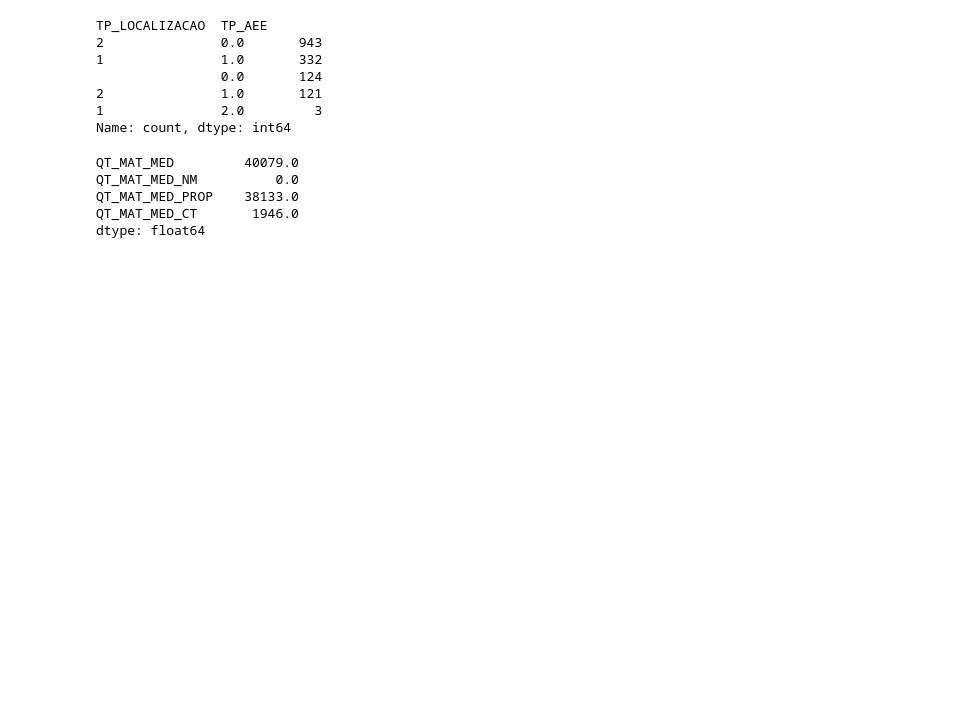
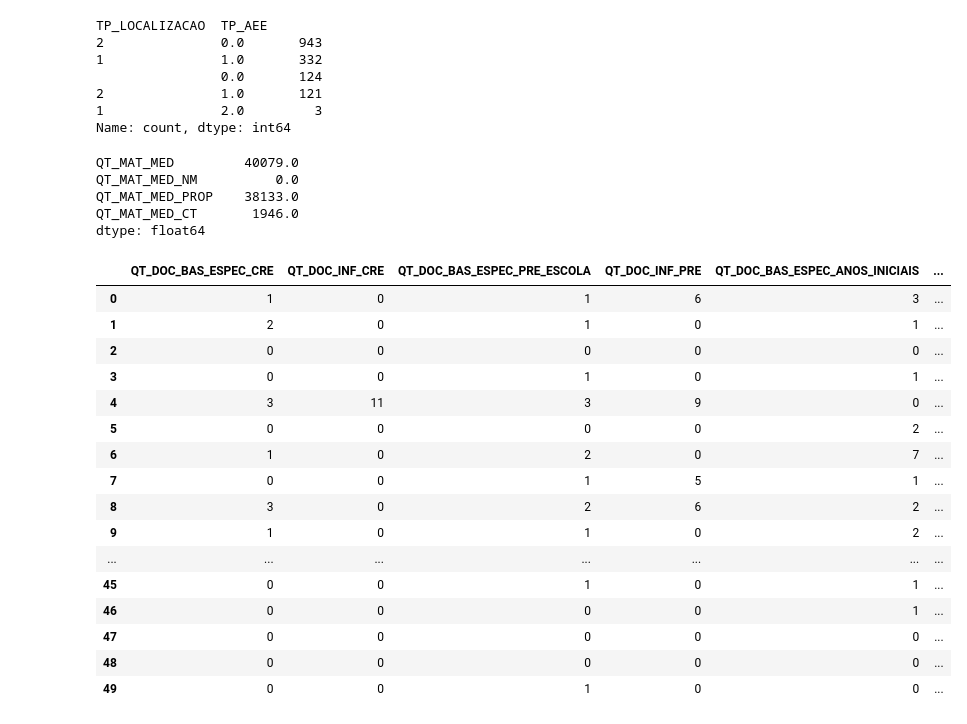
Before and after one commit to obs-curica/curica_etl_censo_escolar, a Jupyter notebook: etl_censo.ipynb, the cells around one changed output. Cells and saved outputs as stored; diff of their text form; code cells hidden in the pictures; blank space fills up the shorter version.

```diff
--- a/etl_censo.ipynb
+++ b/etl_censo.ipynb
@@ -378,3 +386,29 @@ dtype: float64
+# %%
+exploracao = df_censo_ac_2025[[ 'QT_DOC_BAS_ESPEC_CRE', 'QT_DOC_INF_CRE',
+                               'QT_DOC_BAS_ESPEC_PRE_ESCOLA', 'QT_DOC_INF_PRE',
+                               'QT_DOC_BAS_ESPEC_ANOS_INICIAIS', 'QT_DOC_FUND_AI',
+                               'QT_DOC_BAS_ESPEC_ANOS_FINAIS', 'QT_DOC_FUND_AF',
+                               'QT_DOC_BAS_ESPEC_ENS_MEDIO', 'QT_DOC_MED']]
+
+exploracao.head(50)
+# %% [output]
+|  | QT_DOC_BAS_ESPEC_CRE | QT_DOC_INF_CRE | QT_DOC_BAS_ESPEC_PRE_ESCOLA | QT_DOC_INF_PRE | QT_DOC_BAS_ESPEC_ANOS_INICIAIS | ... |
+| 0 | 1 | 0 | 1 | 6 | 3 | ... |
+| 1 | 2 | 0 | 1 | 0 | 1 | ... |
+| 2 | 0 | 0 | 0 | 0 | 0 | ... |
+| 3 | 0 | 0 | 1 | 0 | 1 | ... |
+| 4 | 3 | 11 | 3 | 9 | 0 | ... |
+| 5 | 0 | 0 | 0 | 0 | 2 | ... |
+| 6 | 1 | 0 | 2 | 0 | 7 | ... |
+| 7 | 0 | 0 | 1 | 5 | 1 | ... |
+| 8 | 3 | 0 | 2 | 6 | 2 | ... |
+| 9 | 1 | 0 | 1 | 0 | 2 | ... |
+| ... | ... | ... | ... | ... | ... | ... |
+| 45 | 0 | 0 | 1 | 0 | 1 | ... |
+| 46 | 0 | 0 | 0 | 0 | 1 | ... |
+| 47 | 0 | 0 | 0 | 0 | 0 | ... |
+| 48 | 0 | 0 | 0 | 0 | 0 | ... |
+| 49 | 0 | 0 | 1 | 0 | 0 | ... |
 # %%
 SCHEMA_CURICA = [
 
```
Also changed, not shown: parts of 2 cells of this notebook.
